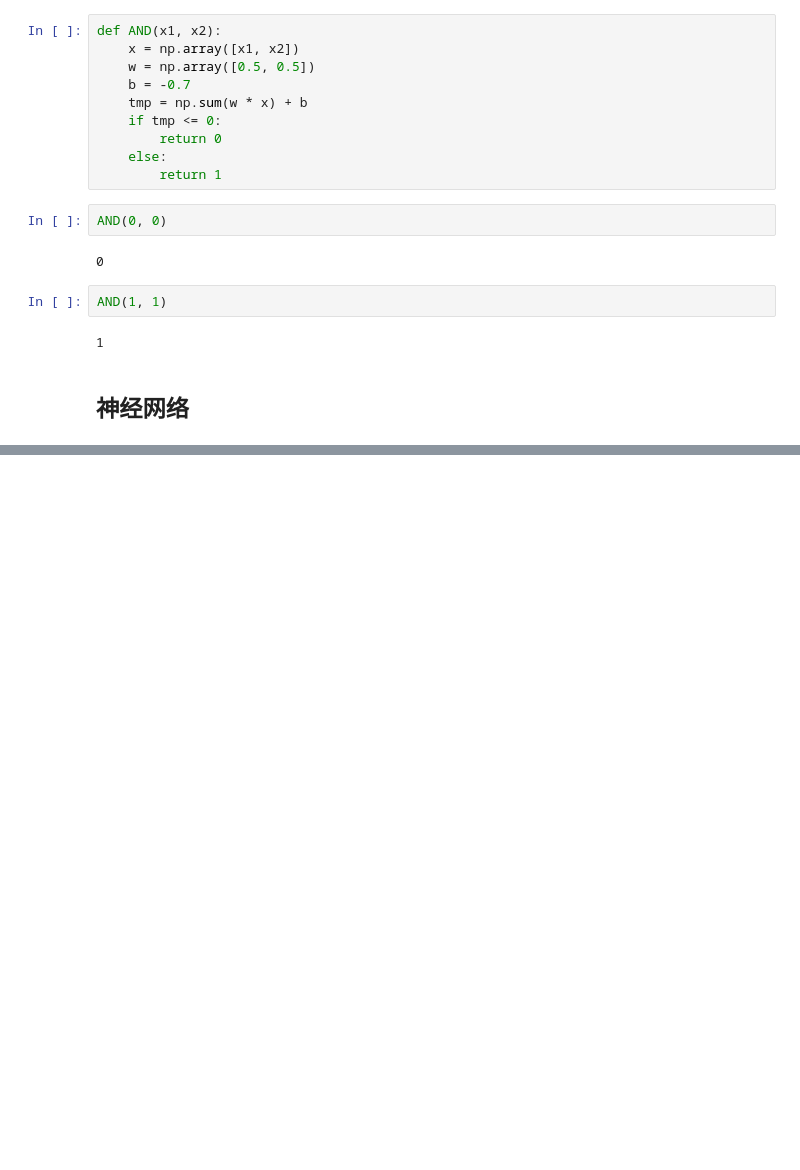
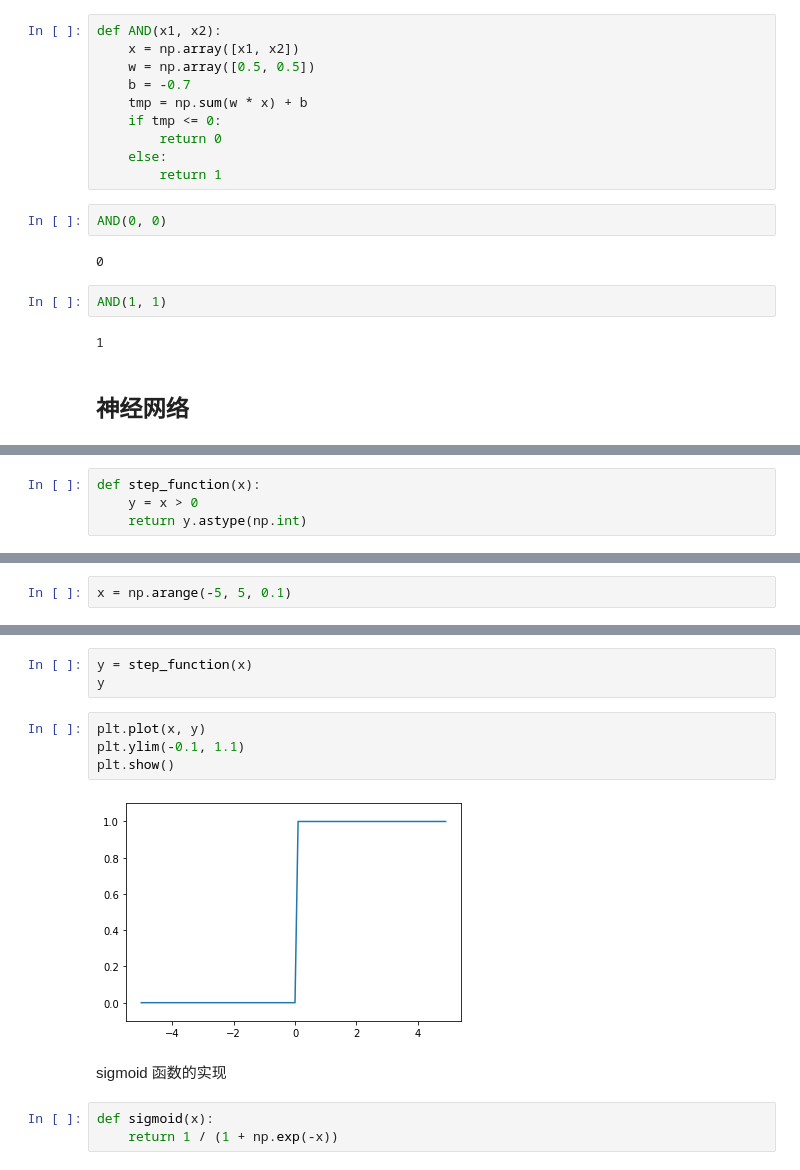
Before and after one commit to limbo1996/learn_python, a Jupyter notebook: deep_learn/deep_learn_from_scratch.ipynb, the cells around one changed output, grey strips where cells are left out. Cells and saved outputs as stored; diff of their text form; blank space fills up the shorter version.

```diff
--- a/deep_learn/deep_learn_from_scratch.ipynb
+++ b/deep_learn/deep_learn_from_scratch.ipynb
@@ -79,0 +82,4 @@ AND(1, 1)
+# %%
+def step_function(x):
+    y = x > 0
+    return y.astype(np.int)
@@ -79,0 +90,2 @@ AND(1, 1)
+# %%
+x = np.arange(-5, 5, 0.1)
@@ -79,0 +112,14 @@ AND(1, 1)
+# %%
+y = step_function(x)
+y
+# %%
+plt.plot(x, y)
+plt.ylim(-0.1, 1.1)
+plt.show()
+# %% [output]
+[figure, added]
+# %% [markdown]
+sigmoid 函数的实现
+# %%
+def sigmoid(x):
+    return 1 / (1 + np.exp(-x))
```
Also changed, not shown: parts of 12 cells of this notebook.
